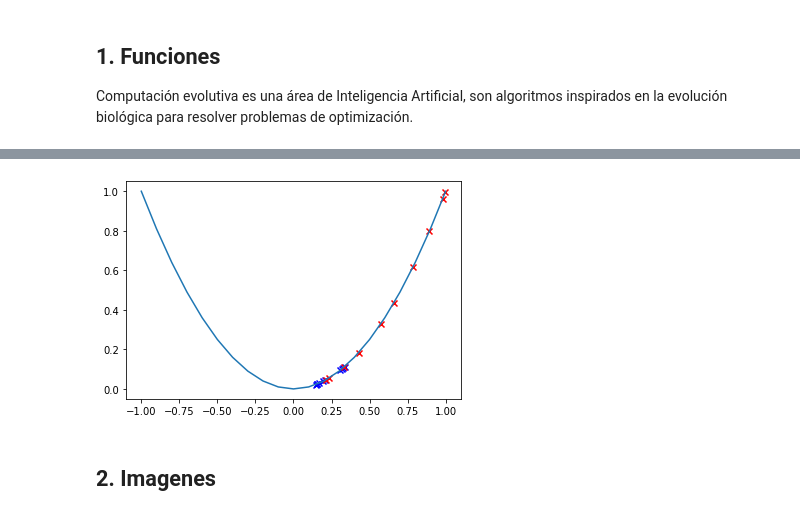
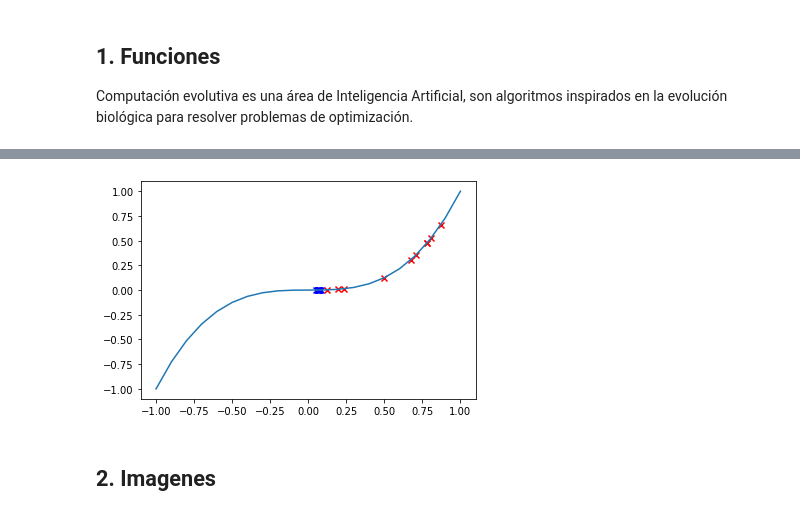
Before and after one commit to jecs89/Talleres, a Jupyter notebook: PCP_Sesión_1.ipynb, the cells around one changed output, grey strips where cells are left out. Cells and saved outputs as stored; diff of their text form; code cells hidden in the pictures.

```diff
--- a/PCP_Sesión_1.ipynb
+++ b/PCP_Sesión_1.ipynb
@@ -34,7 +34,7 @@ def fun_obj(X):
   for i in range(X.shape[0]):
     sum = 0
     for j in range(X.shape[1]):
-      sum += X[i,j]*X[i,j]
+      sum += X[i,j]*X[i,j]*X[i,j]
     fun_list.append(sum)
   return fun_list
 # %%
@@ -162,14 +165,14 @@ print(population.T)
 # %%
 ##Resultados de población inicial y final.
 x = np.arange(-1,1.00001,0.1)
-y = x**2
+y = x**3
 plt.plot(x,y)
 plt.scatter(population, fun_obj(population), c='b', marker= 'x')
 # plt.scatter(new_population, fun_obj(new_population), c='r', marker= '*')
 plt.scatter(population_0, fun_obj(population_0), c='r', marker= 'x')
 plt.show()
 # %% [output]
-[figure, old version]
+[figure, new version]
 # %% [markdown]
 ## 2. Imagenes
 # %% [markdown]
```
Also changed, not shown: parts of 12 cells of this notebook.
